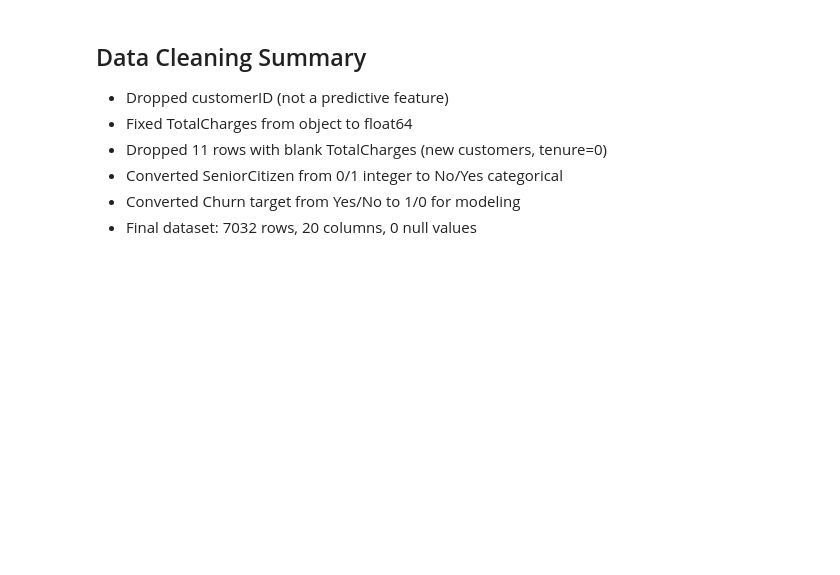
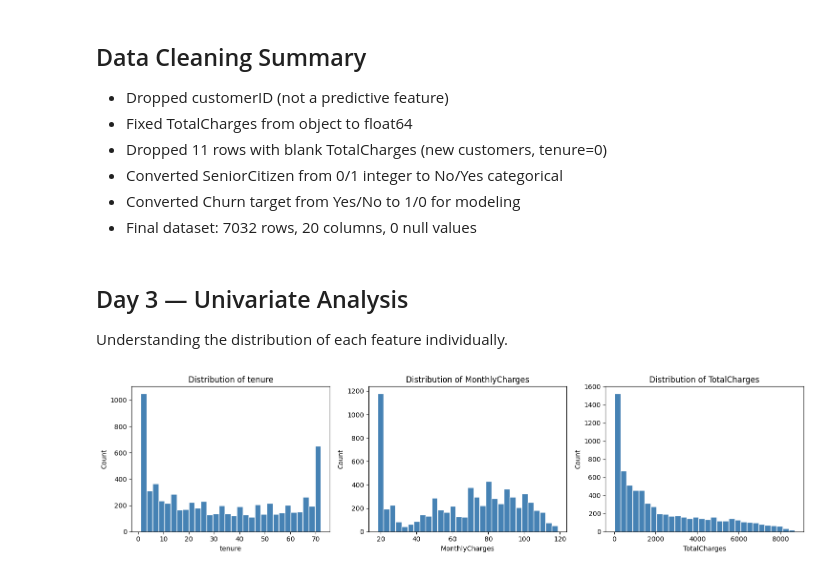
Before and after one commit to Integenpiyush/churn-prediction-catboost, a Jupyter notebook: notebooks/01_eda.ipynb, the cells around one changed output. Drawn from its saved outputs; the diff is of its cells as text; code cells hidden in the pictures; blank space fills up the shorter version.

```diff
--- a/notebooks/01_eda.ipynb
+++ b/notebooks/01_eda.ipynb
@@ -18,7 +18,7 @@ All libraries loaded successfully
 **Goal:** Understand the dataset, find patterns related to churn,
 and identify which features matter before building any model.
 # %%
-df = pd.read_csv('/telco_churn.csv')
+df = pd.read_csv('/content/telco_churn.csv')
 print("Shape:", df.shape)
 print("Columns:", df.columns.tolist())
 # %% [output]
@@ -225,3 +224,22 @@ Name: count, dtype: int64
 - Converted SeniorCitizen from 0/1 integer to No/Yes categorical
 - Converted Churn target from Yes/No to 1/0 for modeling
 - Final dataset: 7032 rows, 20 columns, 0 null values
+# %% [markdown]
+## Day 3 — Univariate Analysis
+Understanding the distribution of each feature individually.
+# %%
+numerical_cols = ['tenure', 'MonthlyCharges', 'TotalCharges']
+
+fig, axes = plt.subplots(1,3,figsize=(15,4))
+for i,col in enumerate(numerical_cols):
+  axes[i].hist(df[col],bins=30,color='steelblue',edgecolor='white')
+  axes[i].set_title(f'Distribution of {col}')
+  axes[i].set_xlabel(col)
+  axes[i].set_ylabel('Count')
+
+
+plt.tight_layout()
+plt.savefig('numerical_distributions.png', dpi=150, bbox_inches='tight')
+plt.show()
+# %% [output]
+[figure, added]
```
Also changed, not shown: parts of 8 cells of this notebook.
